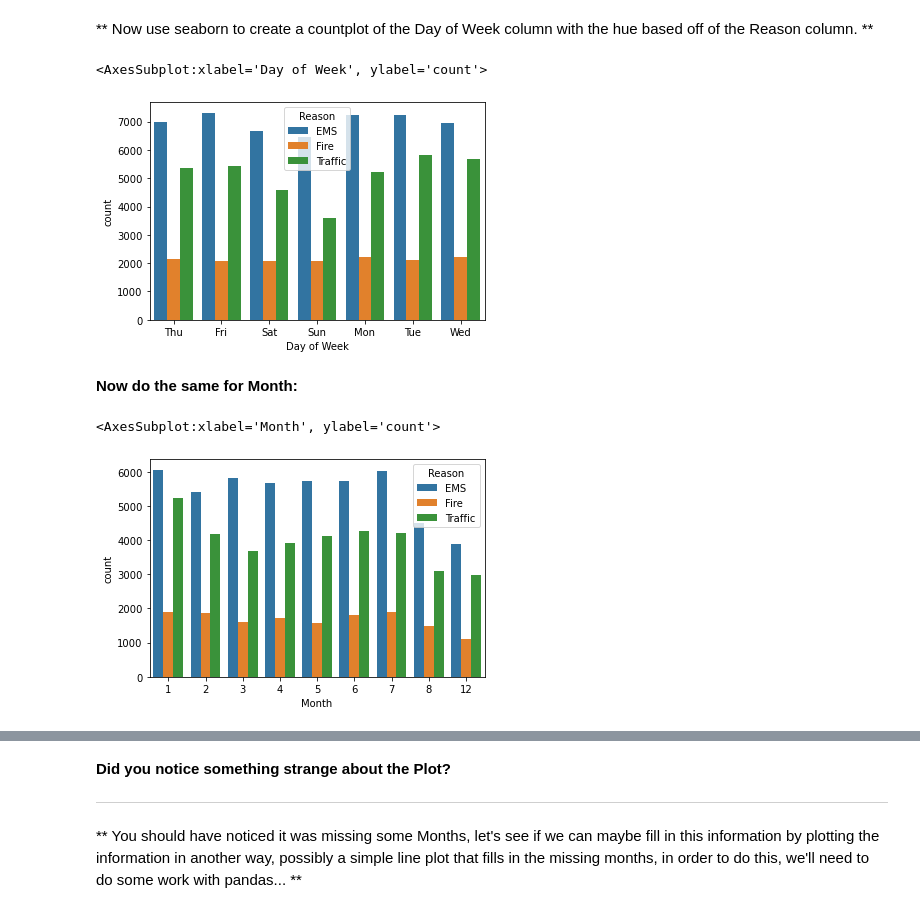
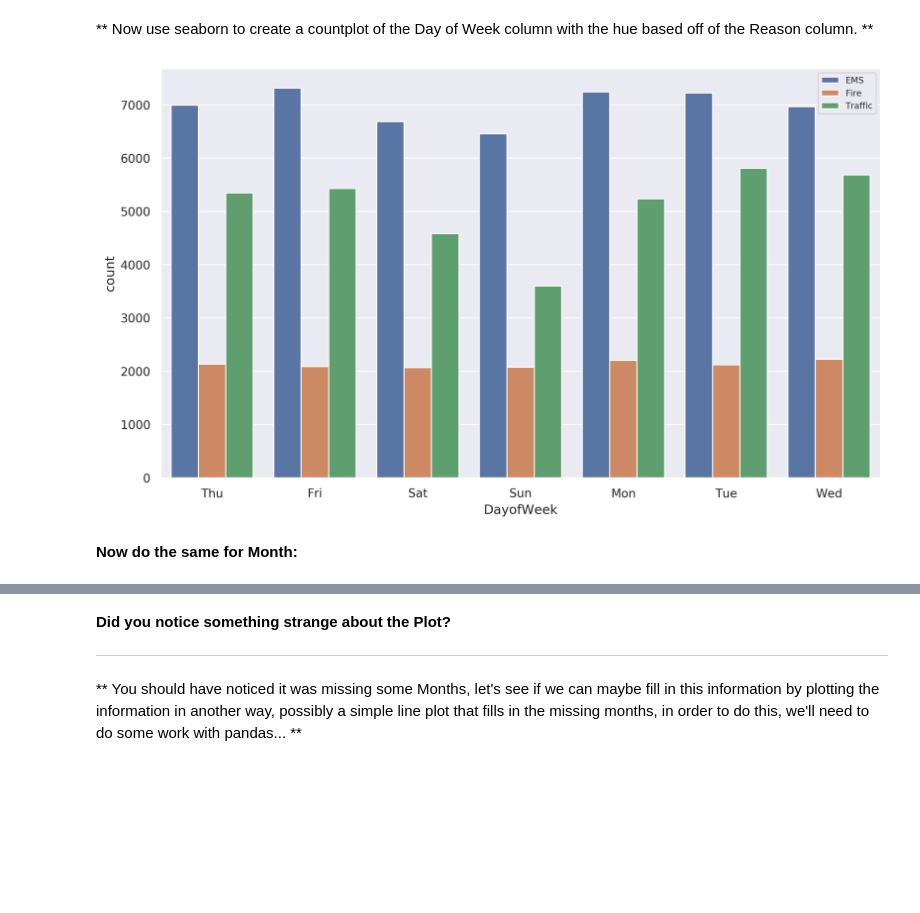
Before and after one commit to myamwalker/Project-2, a Jupyter notebook: 01-911 Calls Data Capstone Project.ipynb, the cells around one changed output, grey strips where cells are left out. Saved outputs shown, nothing was run; the diff lists cells and outputs as text; code cells hidden in the pictures; blank space fills up the shorter version.

```diff
--- a/01-911 Calls Data Capstone Project.ipynb
+++ b/01-911 Calls Data Capstone Project.ipynb
@@ -153,10 +157,6 @@ df['timeStamp']=pd.to_datetime(df['timeStamp'])
     time.hour
 
 **You can use Jupyter's tab method to explore the various attributes you can call. Now that the timestamp column are actually DateTime objects, use .apply() to create 3 new columns called Hour, Month, and Day of Week. You will create these columns based off of the timeStamp column, reference the solutions if you get stuck on this step.**
-# %%
-df['Hour']= df['timeStamp'].apply(lambda time:time.hour)
-df['Month']= df['timeStamp'].apply(lambda time:time.month)
-df['Day of Week']= df['timeStamp'].apply(lambda time:time.dayofweek)
 # %% [markdown]
 ** Notice how the Day of Week is an integer 0-6. Use the .map() with this dictionary to map the actual string names to the day of the week: **
 
@@ -168,14 +184,13 @@ df["Day of Week"] = df["Day of Week"].map(dmap)
 # %% [markdown]
 ** Now use seaborn to create a countplot of the Day of Week column with the hue based off of the Reason column. **
-# %%
-sns.countplot(data=df, x='Day of Week', hue='Reason')
-# %% [output]
-<AxesSubplot:xlabel='Day of Week', ylabel='count'>
-[figure, removed]
+# %%
+plt.figure(figsize=(12,7))
+sns.set_theme(style="darkgrid")
+
+sns.countplot(x='DayofWeek', hue='Reason', data=df)
+plt.legend(loc=1,fontsize=8)
+plt.show();
+# %% [output]
+[figure, added]
 # %% [markdown]
 **Now do the same for Month:**
-# %%
-sns.countplot(data=df, x='Month', hue='Reason')
-# %% [output]
-<AxesSubplot:xlabel='Month', ylabel='count'>
-[figure, removed]
```
Also changed, not shown: parts of 45 cells of this notebook.
